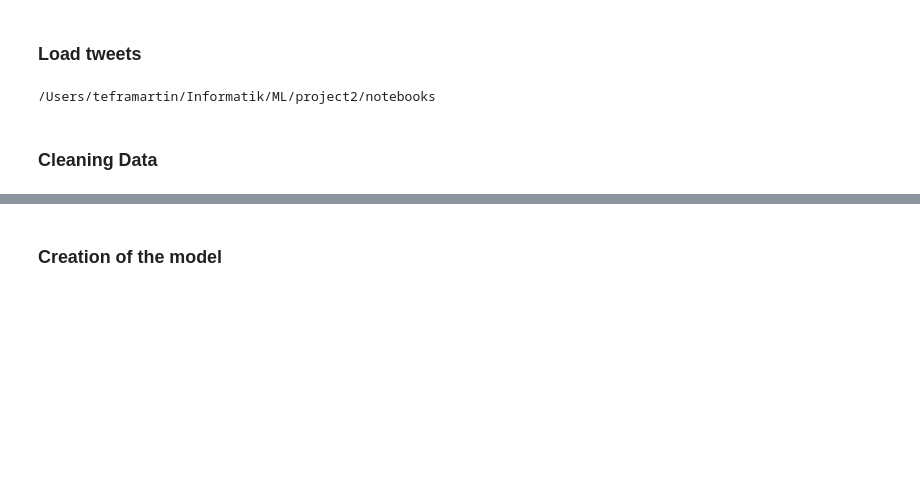
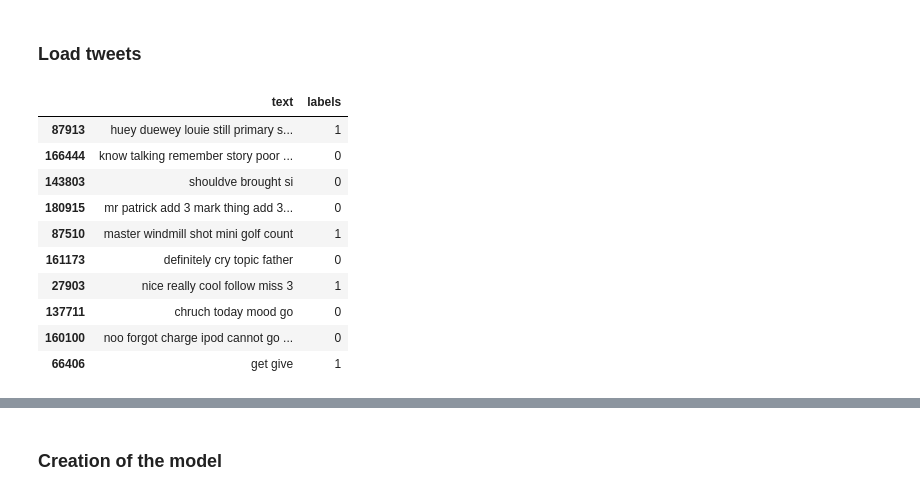
Before and after one commit to martintefra/Tweet-Sentiment-Classification, a Jupyter notebook: notebooks/run.ipynb, the cells around one changed output, grey strips where cells are left out. Saved outputs shown, nothing was run; the diff lists cells and outputs as text; code cells hidden in the pictures; blank space fills up the shorter version.

```diff
--- a/notebooks/run.ipynb
+++ b/notebooks/run.ipynb
@@ -29,21 +21,20 @@ from nltk.corpus import stopwords
 # %% [markdown]
 ### Load tweets
 # %%
-DATA_FOLDER = "../data/"
+DATA_TRAIN_PATH = '../data/cleaned_data.csv'
 
-POSITIVE_DATASET = DATA_FOLDER+"train_pos.txt"
-NEGATIVE_DATASET = DATA_FOLDER+"train_neg.txt"
-
-import os
-current_directory = os.getcwd()
-print(current_directory)
-
-# Note: it seems that the data is already to lower case, so no need to apply lower() to the text
-pos_data = pd.read_fwf(POSITIVE_DATASET, header=None, names=["text"]).drop_duplicates()
-pos_data["labels"] = 1
-neg_data = pd.read_fwf(NEGATIVE_DATASET, header=None, names=["text"]).drop_duplicates().apply(lambda x: x.str.lower())
-neg_data["labels"] = 0
+# Load the train dataset preprocessed
+df = pd.read_csv(DATA_TRAIN_PATH, sep=',', index_col=0)
+df.sample(10)
 # %% [output]
-/Users/teframartin/Informatik/ML/project2/notebooks
+|  | text | labels |
+| 87913 | huey duewey louie still primary s... | 1 |
+| 166444 | know talking remember story poor ... | 0 |
+| 143803 | shouldve brought si | 0 |
+| 180915 | mr patrick add 3 mark thing add 3... | 0 |
+| 87510 | master windmill shot mini golf count | 1 |
+| 161173 | definitely cry topic father | 0 |
+| 27903 | nice really cool follow miss 3 | 1 |
+| 137711 | chruch today mood go | 0 |
+| 160100 | noo forgot charge ipod cannot go ... | 0 |
+| 66406 | get give | 1 |
-# %% [markdown]
-### Cleaning Data
```
Also changed, not shown: parts of 13 cells of this notebook, 2 other files.
